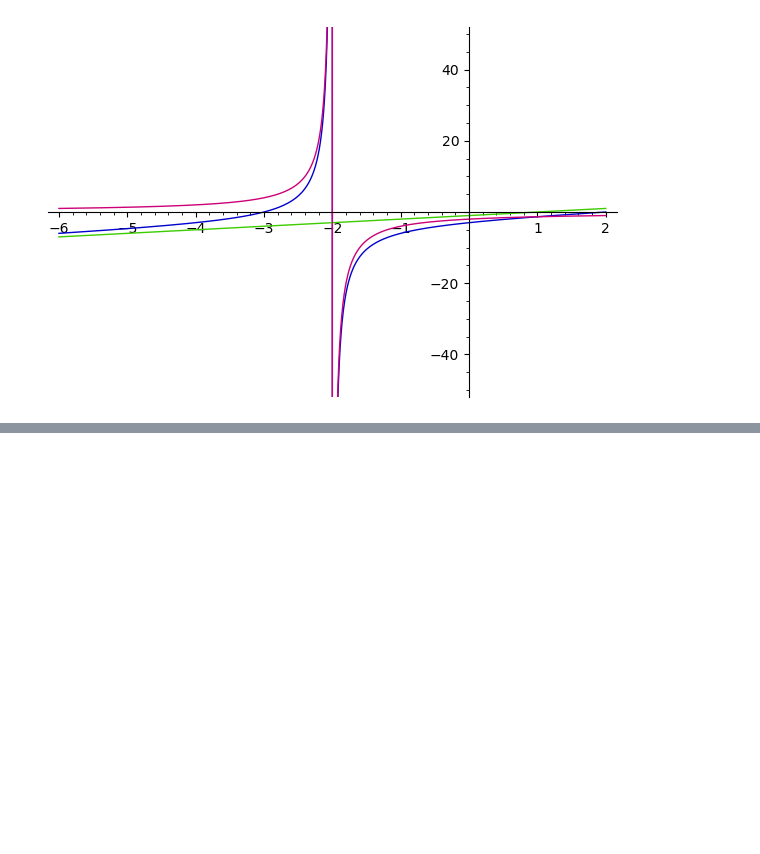
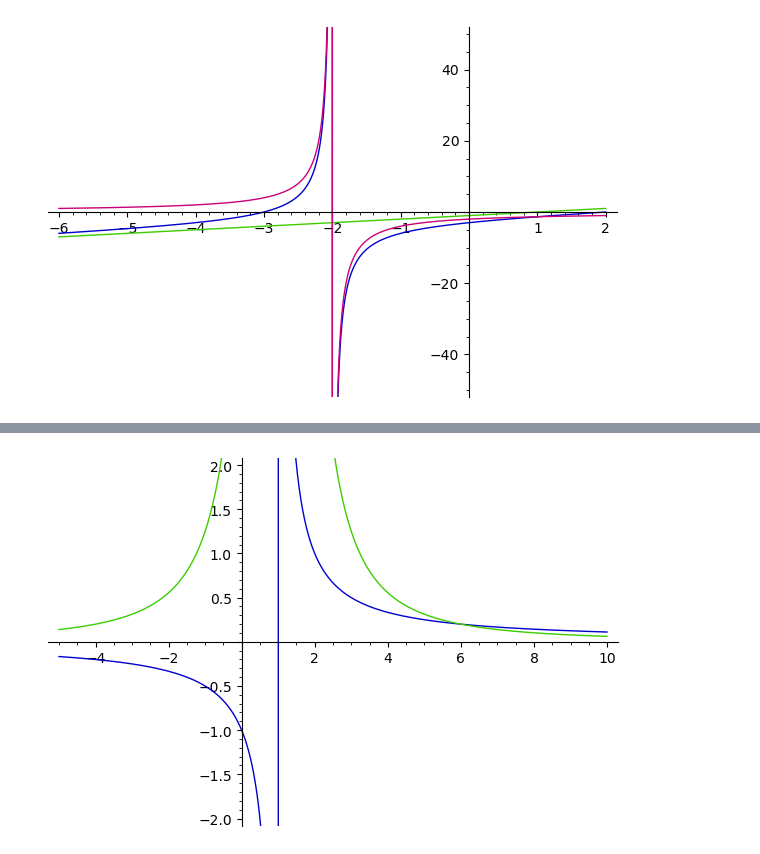
Before and after one commit to ktheu/MathePlus, a Jupyter notebook: gleichungen/vorlagen/vorlagen.ipynb, the cells around one changed output, grey strips where cells are left out. Cells and saved outputs as stored; diff of their text form; code cells hidden in the pictures; blank space fills up the shorter version.

```diff
--- a/gleichungen/vorlagen/vorlagen.ipynb
+++ b/gleichungen/vorlagen/vorlagen.ipynb
@@ -72,0 +115,8 @@ plot([f(x),(x-1),(-4/(x+2))],(x,-6,2),ymin=-50,ymax=50)
+# %%
+#A2a
+var('x')
+f(x) = 1/(x-1)
+g(x) = 5/(x-1)^2
+plot([f(x),g(x)],(x,-5,10),ymin=-2,ymax=2)
+# %% [output]
+[figure, added]
```
Also changed, not shown: parts of 26 cells of this notebook, 2 other files.
